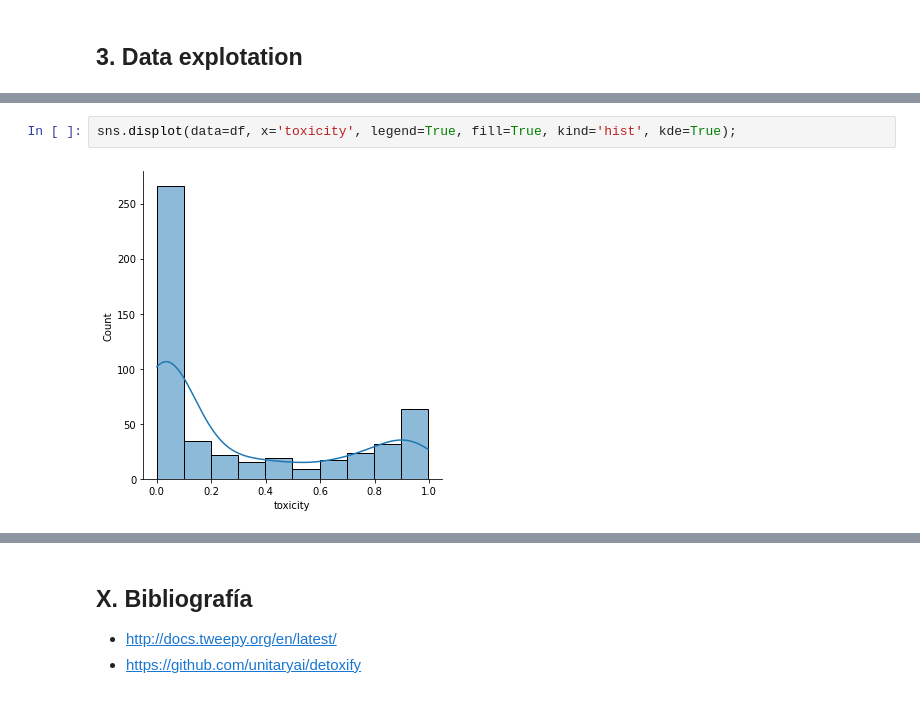
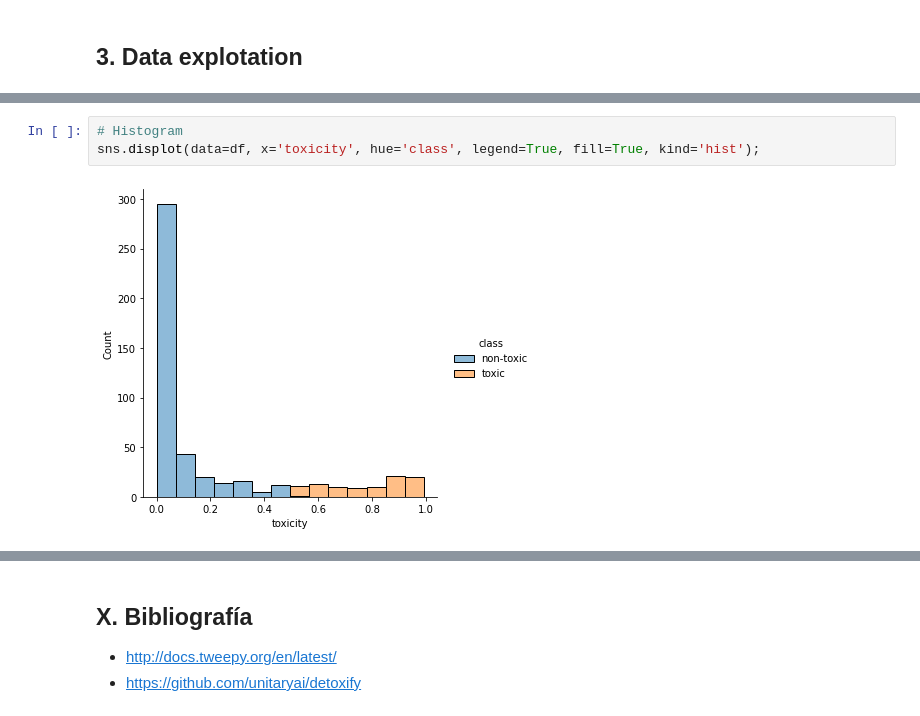
Before and after one commit to gmachinromero/project_robotodio, a Jupyter notebook: notebooks/02-multilingual-model.ipynb, the cells around one changed output, grey strips where cells are left out. Saved outputs shown, nothing was run; the diff lists cells and outputs as text.

```diff
--- a/notebooks/02-multilingual-model.ipynb
+++ b/notebooks/02-multilingual-model.ipynb
@@ -363,4 +367,5 @@ sns.jointplot(data=df,x='toxicity', y='RTs', kind='kde', fill=True, alpha=0.8);
 # %%
-sns.displot(data=df, x='toxicity', legend=True, fill=True, kind='hist', kde=True);
+# Histogram
+sns.displot(data=df, x='toxicity', hue='class', legend=True, fill=True, kind='hist');
 # %% [output]
-[figure, old version]
+[figure, new version]
```
Also changed, not shown: parts of 22 cells of this notebook.
